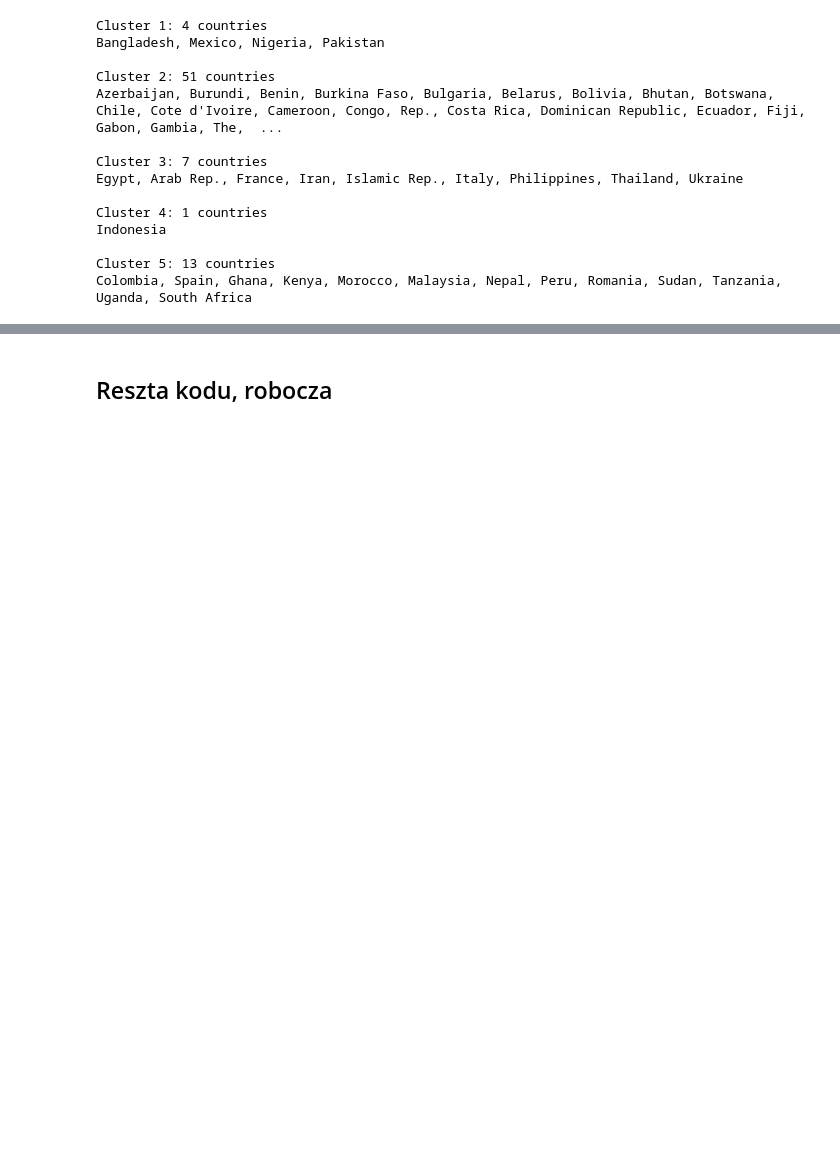
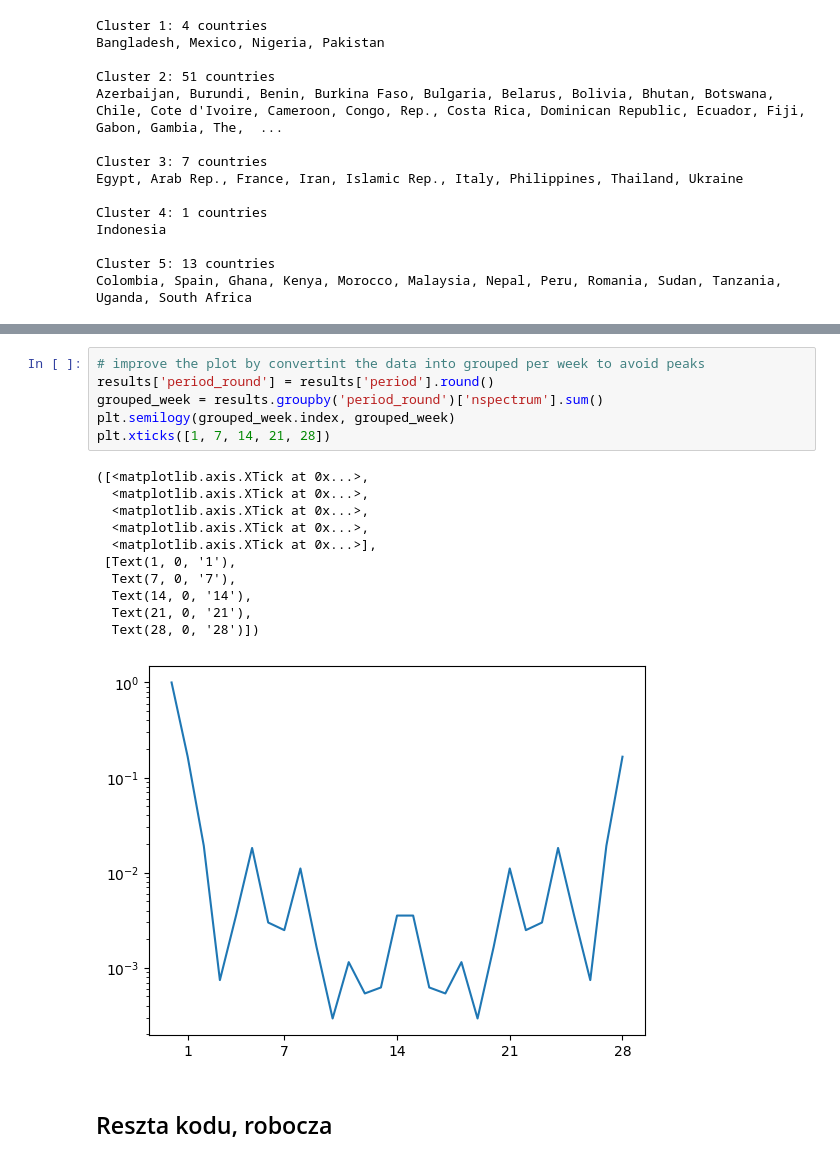
Before and after one commit to lion158/Eksploracja_Danych_Projekt, a Jupyter notebook: EksploracjaDanychProjekt2.ipynb, the cells around one changed output, grey strips where cells are left out. Saved outputs shown, nothing was run; the diff lists cells and outputs as text; blank space fills up the shorter version.

```diff
--- a/EksploracjaDanychProjekt2.ipynb
+++ b/EksploracjaDanychProjekt2.ipynb
@@ -1225,3 +1290,21 @@ Colombia, Spain, Ghana, Kenya, Morocco, Malaysia, Nepal, Peru, Romania, Sudan, T
+# %%
+# improve the plot by convertint the data into grouped per week to avoid peaks
+results['period_round'] = results['period'].round()
+grouped_week = results.groupby('period_round')['nspectrum'].sum()
+plt.semilogy(grouped_week.index, grouped_week)
+plt.xticks([1, 7, 14, 21, 28])
+# %% [output]
+([<matplotlib.axis.XTick at 0x...>,
+  <matplotlib.axis.XTick at 0x...>,
+  <matplotlib.axis.XTick at 0x...>,
+  <matplotlib.axis.XTick at 0x...>,
+  <matplotlib.axis.XTick at 0x...>],
+ [Text(1, 0, '1'),
+  Text(7, 0, '7'),
+  Text(14, 0, '14'),
+  Text(21, 0, '21'),
+  Text(28, 0, '28')])
+[figure, added]
 # %% [markdown]
 ## Reszta kodu, robocza
 # %% [markdown]
```
Also changed, not shown: parts of 8 cells of this notebook.
